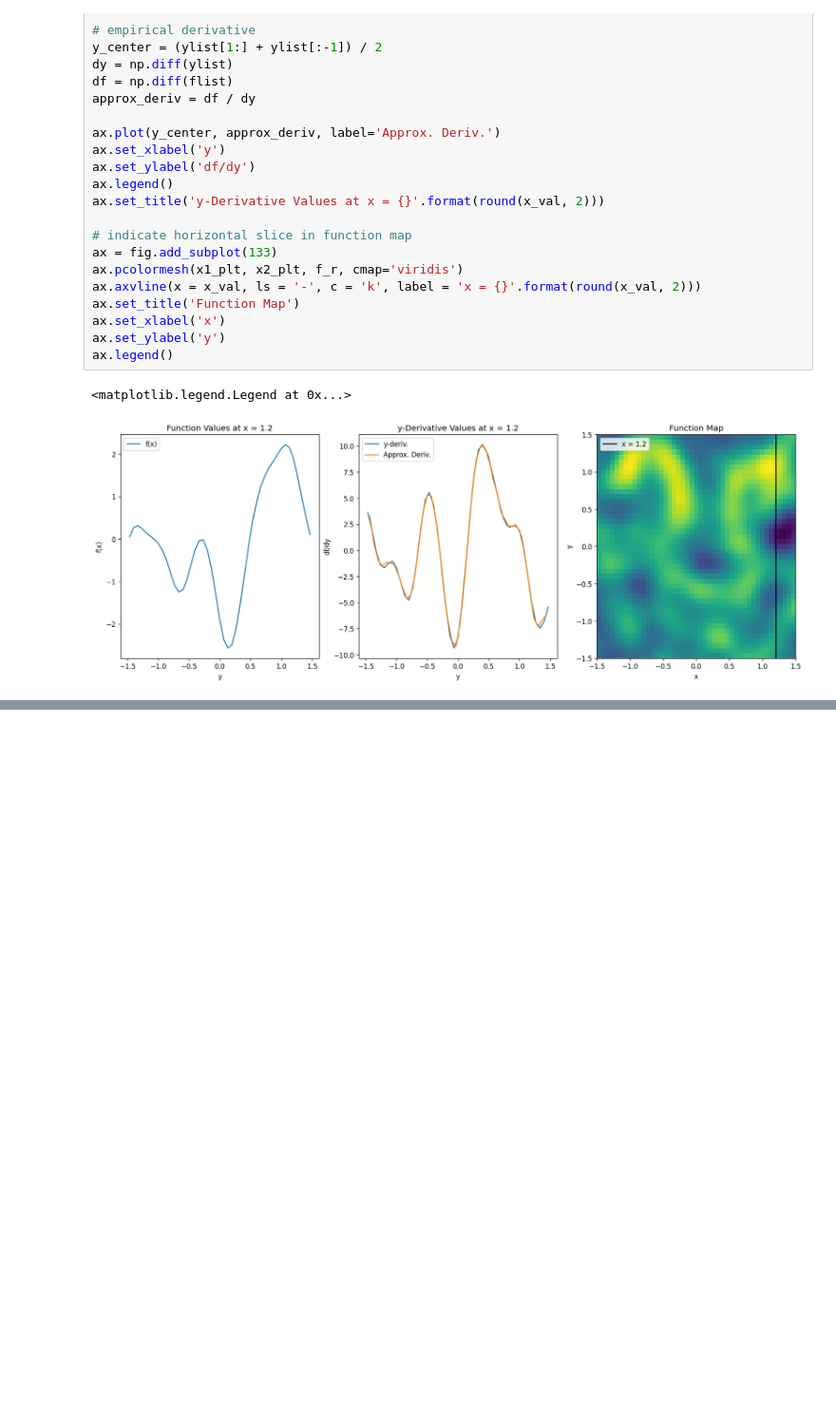
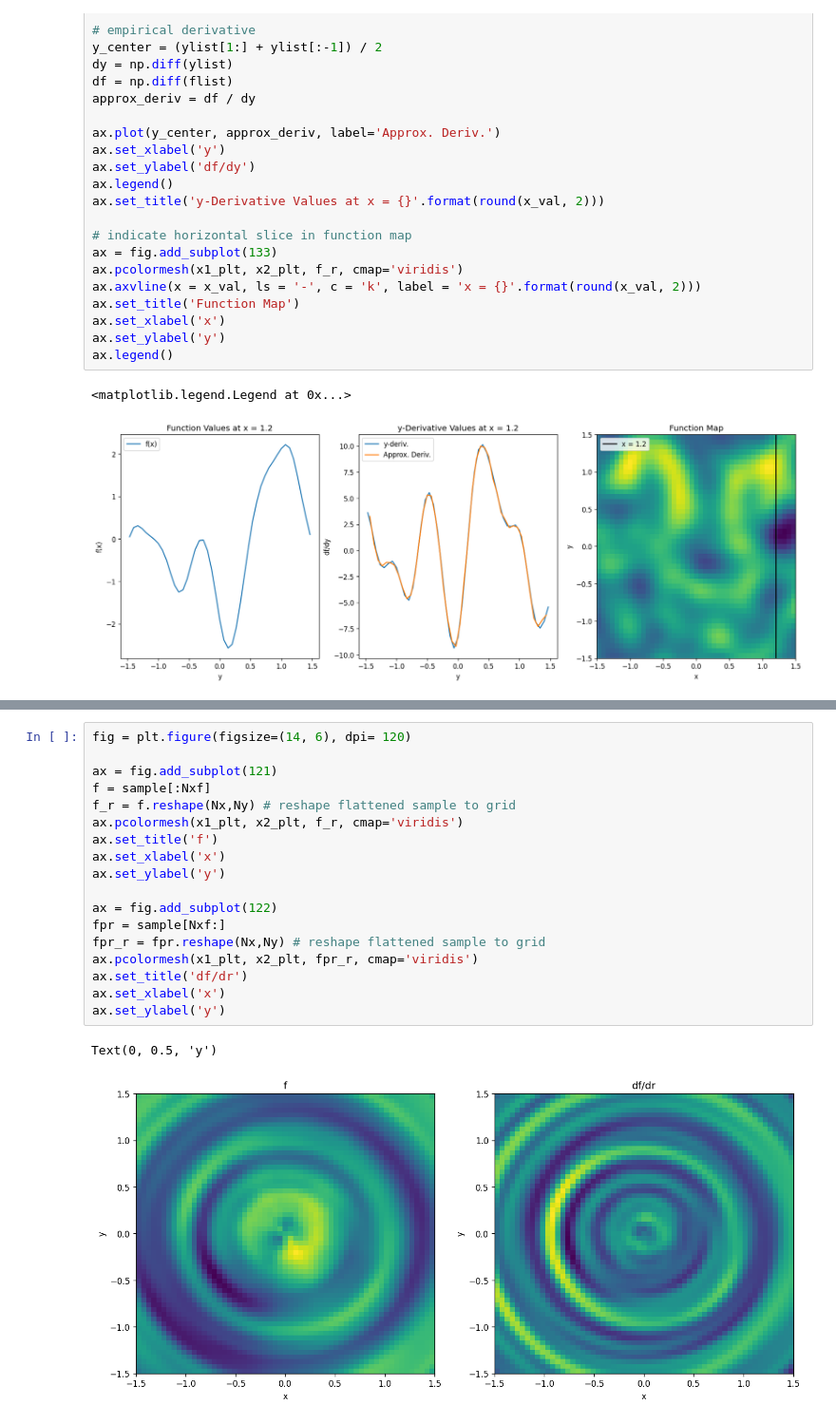
Before and after one commit to edwarddramirez/derivative-tinygp, a Jupyter notebook: notebooks/02_2d_deriv_gp.ipynb, the cells around one changed output, grey strips where cells are left out. Shown at 95% size. Cells and saved outputs as stored; diff of their text form; blank space fills up the shorter version.

```diff
--- a/notebooks/02_2d_deriv_gp.ipynb
+++ b/notebooks/02_2d_deriv_gp.ipynb
@@ -294,0 +565,21 @@ ax.legend()
+# %%
+fig = plt.figure(figsize=(14, 6), dpi= 120)
+
+ax = fig.add_subplot(121)
+f = sample[:Nxf]
+f_r = f.reshape(Nx,Ny) # reshape flattened sample to grid
+ax.pcolormesh(x1_plt, x2_plt, f_r, cmap='viridis')
+ax.set_title('f')
+ax.set_xlabel('x')
+ax.set_ylabel('y')
+
+ax = fig.add_subplot(122)
+fpr = sample[Nxf:]
+fpr_r = fpr.reshape(Nx,Ny) # reshape flattened sample to grid
+ax.pcolormesh(x1_plt, x2_plt, fpr_r, cmap='viridis')
+ax.set_title('df/dr')
+ax.set_xlabel('x')
+ax.set_ylabel('y')
+# %% [output]
+Text(0, 0.5, 'y')
+[figure, added]
```
Also changed, not shown: parts of 9 cells of this notebook.
